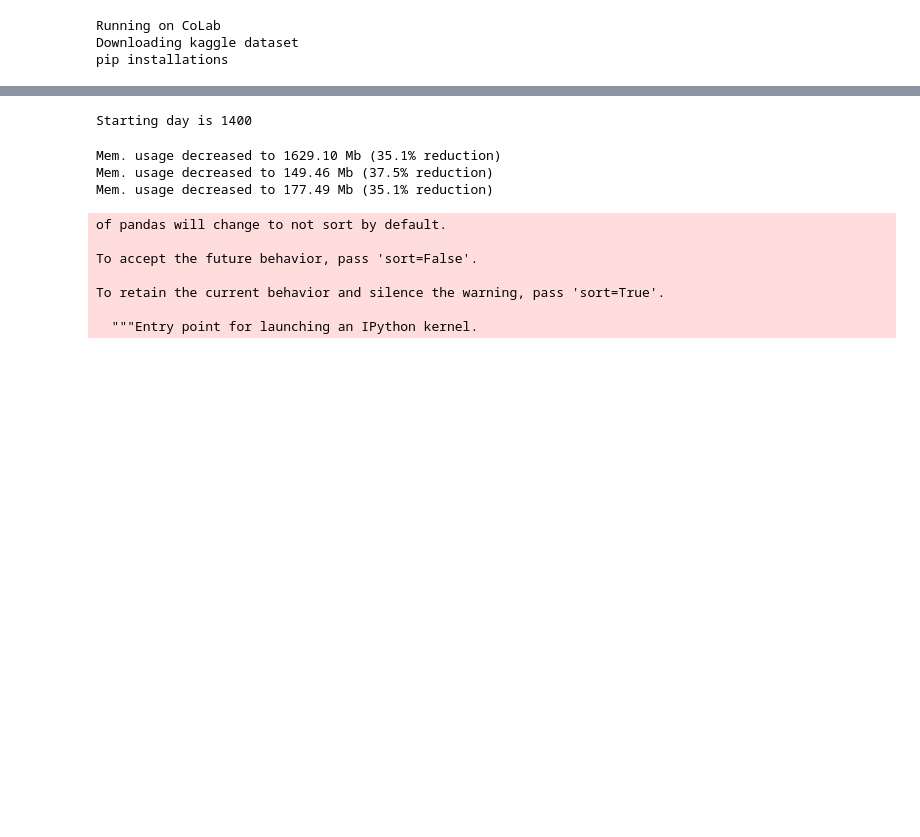
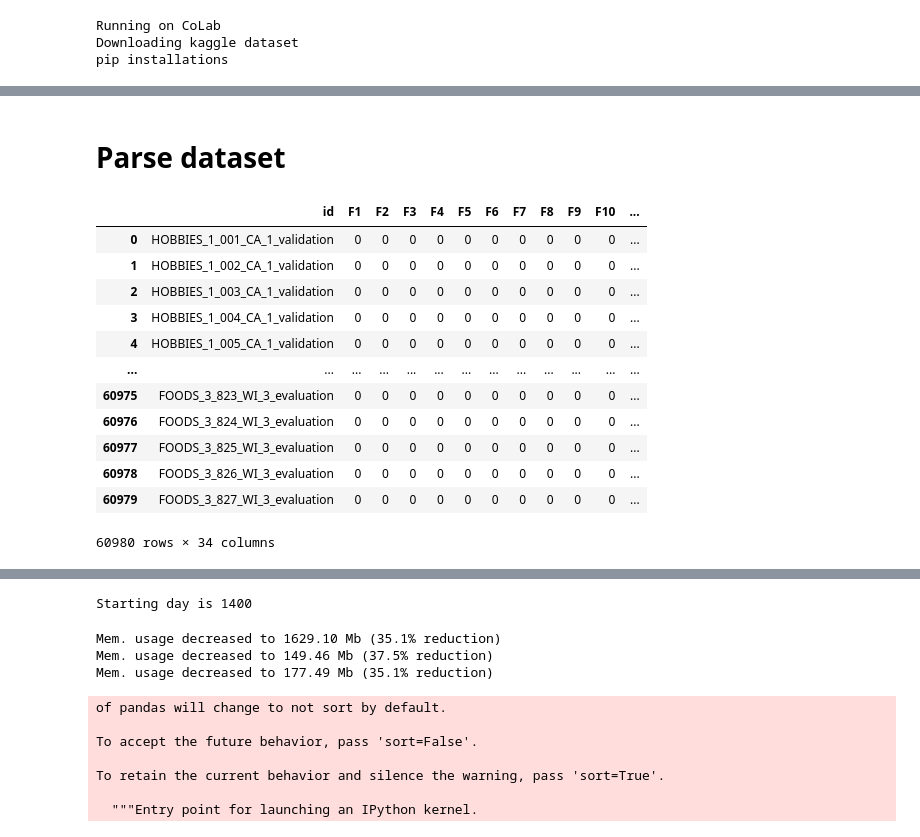
Before and after one commit to AlonWolfi/kaggle--m5-forecasting-accuracy, a Jupyter notebook: my_pipeline.ipynb, the cells around one changed output, grey strips where cells are left out. Cells and saved outputs as stored; diff of their text form; code cells hidden in the pictures; blank space fills up the shorter version.

```diff
--- a/my_pipeline.ipynb
+++ b/my_pipeline.ipynb
@@ -96,3 +92,5 @@ Archive:  /content/data/sales_train_evaluation.csv.zip
 # %%
 from pathlib import Path
 DATA_DIR = Path('data')
+# %% [markdown]
+# Parse dataset
@@ -98,0 +99,5 @@ DATA_DIR = Path('data')
+# %%
+sales_train_validation = pd.read_csv(DATA_DIR / 'sales_train_validation.csv')
+sample_submission = pd.read_csv(DATA_DIR / 'sample_submission.csv')
+sell_prices = pd.read_csv(DATA_DIR / 'sell_prices.csv')
+calendar = pd.read_csv(DATA_DIR / 'calendar.csv')
@@ -98,0 +142,27 @@ DATA_DIR = Path('data')
+# %%
+sample_submission_copy = sample_submission.copy()
+splited_id = sample_submission_copy['id'].apply(lambda s: s.split('_'))
+# item_id	dept_id	cat_id	store_id	state_id
+sample_submission_copy['cat_id'] = splited_id.apply(lambda l: l[0])
+sample_submission_copy['dept_id'] = splited_id.apply(lambda l: '_'.join(l[:2]))
+sample_submission_copy['item_id'] = splited_id.apply(lambda l: '_'.join(l[:3]))
+sample_submission_copy['state_id'] = splited_id.apply(lambda l: l[3])
+sample_submission_copy['store_id'] = splited_id.apply(lambda l: '_'.join(l[3:5]))
+is_private_test = splited_id.apply(lambda l: (l[-1] == 'evaluation'))
+# remove the 'validation'
+# sample_submission_copy['id'] = sample_submission_copy['id'].apply(lambda s : s.replace('_validation','').replace('_evaluation',''))
+sample_submission_copy
+# %% [output]
+|  | id | F1 | F2 | F3 | F4 | F5 | F6 | F7 | F8 | F9 | F10 | ... |
+| 0 | HOBBIES_1_001_CA_1_validation | 0 | 0 | 0 | 0 | 0 | 0 | 0 | 0 | 0 | 0 | ... |
+| 1 | HOBBIES_1_002_CA_1_validation | 0 | 0 | 0 | 0 | 0 | 0 | 0 | 0 | 0 | 0 | ... |
+| 2 | HOBBIES_1_003_CA_1_validation | 0 | 0 | 0 | 0 | 0 | 0 | 0 | 0 | 0 | 0 | ... |
+| 3 | HOBBIES_1_004_CA_1_validation | 0 | 0 | 0 | 0 | 0 | 0 | 0 | 0 | 0 | 0 | ... |
+| 4 | HOBBIES_1_005_CA_1_validation | 0 | 0 | 0 | 0 | 0 | 0 | 0 | 0 | 0 | 0 | ... |
+| ... | ... | ... | ... | ... | ... | ... | ... | ... | ... | ... | ... | ... |
+| 60975 | FOODS_3_823_WI_3_evaluation | 0 | 0 | 0 | 0 | 0 | 0 | 0 | 0 | 0 | 0 | ... |
+| 60976 | FOODS_3_824_WI_3_evaluation | 0 | 0 | 0 | 0 | 0 | 0 | 0 | 0 | 0 | 0 | ... |
+| 60977 | FOODS_3_825_WI_3_evaluation | 0 | 0 | 0 | 0 | 0 | 0 | 0 | 0 | 0 | 0 | ... |
+| 60978 | FOODS_3_826_WI_3_evaluation | 0 | 0 | 0 | 0 | 0 | 0 | 0 | 0 | 0 | 0 | ... |
+| 60979 | FOODS_3_827_WI_3_evaluation | 0 | 0 | 0 | 0 | 0 | 0 | 0 | 0 | 0 | 0 | ... |
+60980 rows × 34 columns
```
Also changed, not shown: parts of 17 cells of this notebook.
